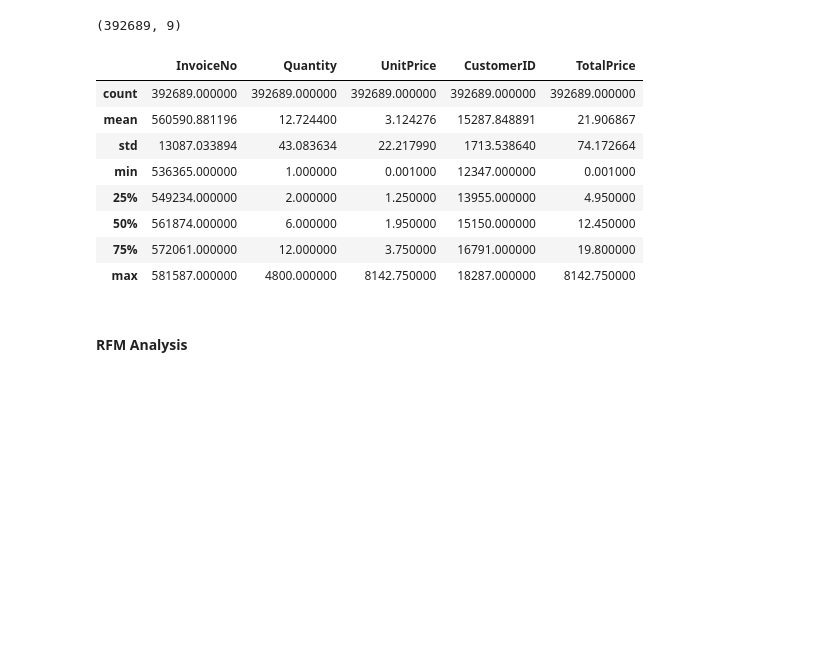
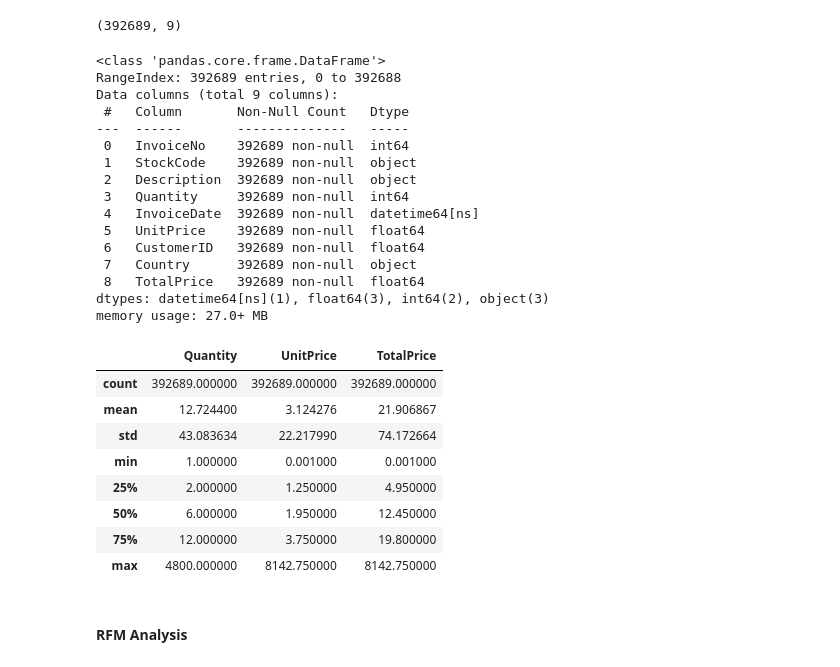
Before and after one commit to jagadeesh-usd/online-retail-customer-segmentation, a Jupyter notebook: notebooks/03_rfm_analysis_kmeans.ipynb, the cells around one changed output. Cells and saved outputs as stored; diff of their text form; code cells hidden in the pictures; blank space fills up the shorter version.

```diff
--- a/notebooks/03_rfm_analysis_kmeans.ipynb
+++ b/notebooks/03_rfm_analysis_kmeans.ipynb
@@ -27,18 +27,39 @@ df.head()
 df.shape
 # %% [output]
 (392689, 9)
+# %%
+df['InvoiceDate'] = pd.to_datetime(df['InvoiceDate'])
 # %%
-df.describe()
+df.info()
 # %% [output]
-|  | InvoiceNo | Quantity | UnitPrice | CustomerID | TotalPrice |
-| count | 392689.000000 | 392689.000000 | 392689.000000 | 392689.000000 | 392689.000000 |
-| mean | 560590.881196 | 12.724400 | 3.124276 | 15287.848891 | 21.906867 |
-| std | 13087.033894 | 43.083634 | 22.217990 | 1713.538640 | 74.172664 |
-| min | 536365.000000 | 1.000000 | 0.001000 | 12347.000000 | 0.001000 |
-| 25% | 549234.000000 | 2.000000 | 1.250000 | 13955.000000 | 4.950000 |
-| 50% | 561874.000000 | 6.000000 | 1.950000 | 15150.000000 | 12.450000 |
-| 75% | 572061.000000 | 12.000000 | 3.750000 | 16791.000000 | 19.800000 |
-| max | 581587.000000 | 4800.000000 | 8142.750000 | 18287.000000 | 8142.750000 |
+<class 'pandas.core.frame.DataFrame'>
+RangeIndex: 392689 entries, 0 to 392688
+Data columns (total 9 columns):
+ #   Column       Non-Null Count   Dtype
+---  ------       --------------   -----
+ 0   InvoiceNo    392689 non-null  int64
+ 1   StockCode    392689 non-null  object
+ 2   Description  392689 non-null  object
+ 3   Quantity     392689 non-null  int64
+ 4   InvoiceDate  392689 non-null  datetime64[ns]
+ 5   UnitPrice    392689 non-null  float64
+ 6   CustomerID   392689 non-null  float64
+ 7   Country      392689 non-null  object
+ 8   TotalPrice   392689 non-null  float64
+dtypes: datetime64[ns](1), float64(3), int64(2), object(3)
+memory usage: 27.0+ MB
+# %%
+df.drop(['InvoiceDate','CustomerID', 'InvoiceNo'], axis=1).describe()
+# %% [output]
+|  | Quantity | UnitPrice | TotalPrice |
+| count | 392689.000000 | 392689.000000 | 392689.000000 |
+| mean | 12.724400 | 3.124276 | 21.906867 |
+| std | 43.083634 | 22.217990 | 74.172664 |
+| min | 1.000000 | 0.001000 | 0.001000 |
+| 25% | 2.000000 | 1.250000 | 4.950000 |
+| 50% | 6.000000 | 1.950000 | 12.450000 |
+| 75% | 12.000000 | 3.750000 | 19.800000 |
+| max | 4800.000000 | 8142.750000 | 8142.750000 |
 # %% [markdown]
 #### **RFM Analysis**
 # %% [markdown]
```
Also changed, not shown: parts of 3 cells of this notebook, 4 other files.
